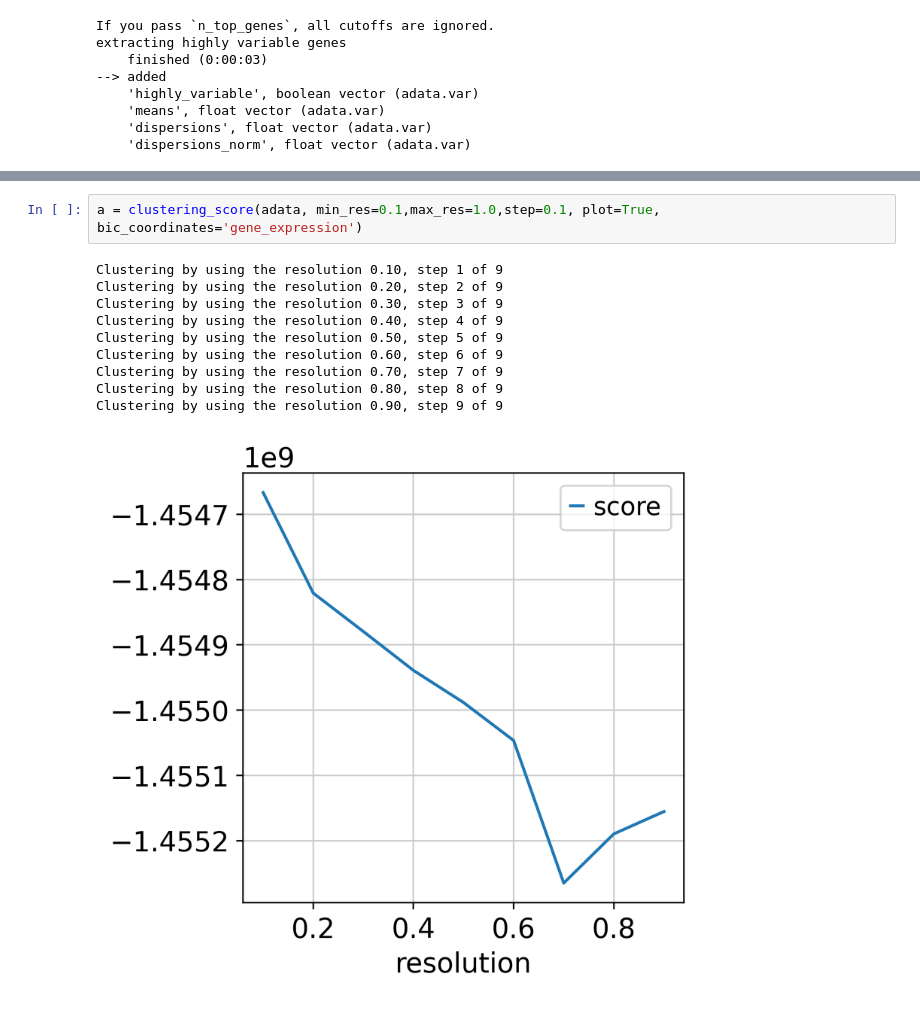
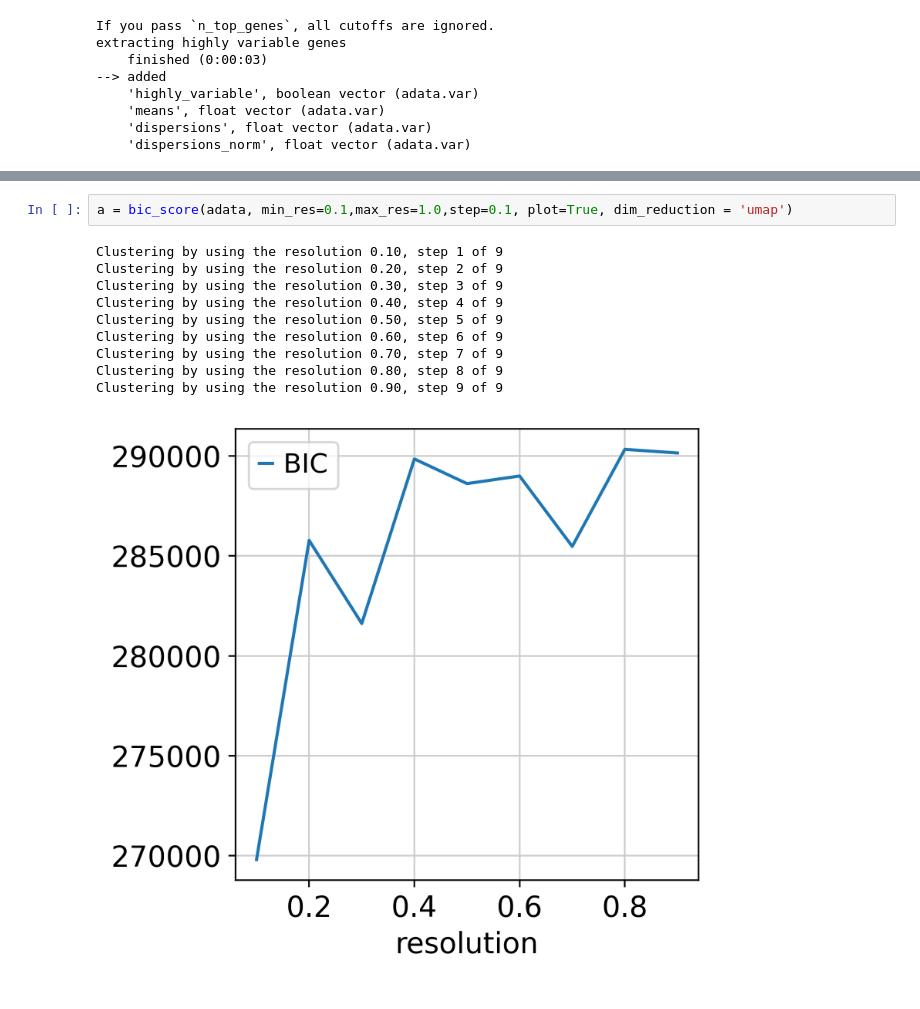
Before and after one commit to spatial-cell-id-tmp/resolute, a Jupyter notebook: score_function.ipynb, the cells around one changed output, grey strips where cells are left out. Drawn from its saved outputs; the diff is of its cells as text.

Commit message:
Added the function in python format alone. Update of the notebook for the score function

```diff
--- a/score_function.ipynb
+++ b/score_function.ipynb
@@ -205,13 +119,13 @@ def clustering_score(original_adata, clustering_algorithm='leiden', min_res=0.05
 # %%
-a = clustering_score(adata, min_res=0.1,max_res=1.0,step=0.1, plot=True, bic_coordinates='gene_expression')
+a = bic_score(adata, min_res=0.1,max_res=1.0,step=0.1, plot=True, dim_reduction = 'umap')
 # %% [output]
 Clustering by using the resolution 0.10, step 1 of 9
 Clustering by using the resolution 0.20, step 2 of 9
 Clustering by using the resolution 0.30, step 3 of 9
 Clustering by using the resolution 0.40, step 4 of 9
 Clustering by using the resolution 0.50, step 5 of 9
 Clustering by using the resolution 0.60, step 6 of 9
 Clustering by using the resolution 0.70, step 7 of 9
 Clustering by using the resolution 0.80, step 8 of 9
 Clustering by using the resolution 0.90, step 9 of 9
-[figure, old version]
+[figure, new version]
```
Also changed, not shown: parts of 25 cells of this notebook.
